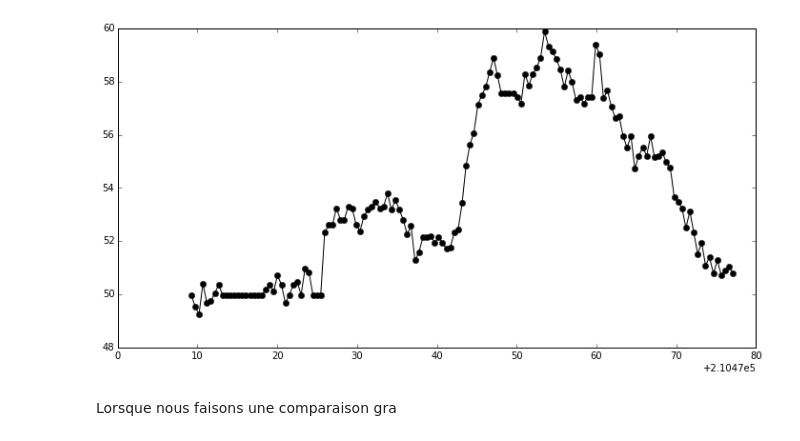
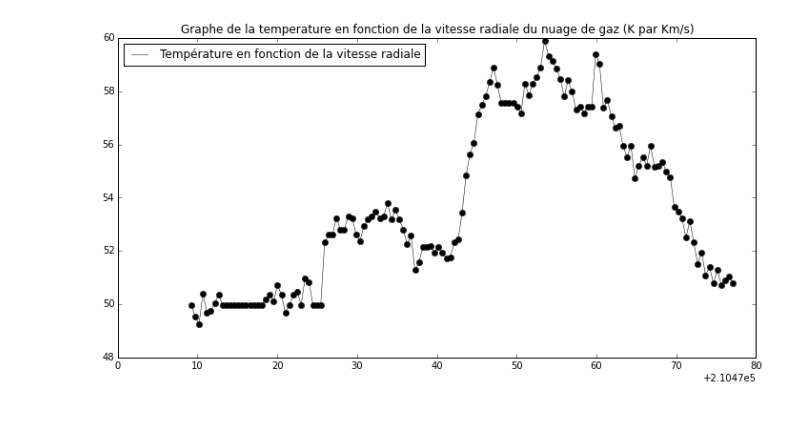
Before and after one commit to ARE-UPMC/are-gravite-2017-team-lama, a Jupyter notebook: Donnée Experimentale pour L=36.ipynb, the cells around one changed output. Saved outputs shown, nothing was run; the diff lists cells and outputs as text; code cells hidden in the pictures.

```diff
--- a/Donnée Experimentale pour L=36.ipynb
+++ b/Donnée Experimentale pour L=36.ipynb
@@ -282,22 +282,22 @@ temper=[50.7804009763,
 # %%
 %matplotlib inline
 from pylab import *
 c=3*10**5 #Vitesse de la lumière
 Femise=(1/0.21)*(10**(3)) #Frequence Raie 21 cm en MHz
 
 def frequ_en_vitesse(L):
     LB=[]
     for i in L:
         LB.append((c*(Femise-i))/Femise) #Grace a la formule de l'effet Doppler on transforme chaque frequence en
-    return LB                            #vitesse radiale.
-
+    return LB                            #vitesse radiale.On l'utilise car elle nous permet de transformer la frequence
+                                         #recue en vitesse radiale.
 V=frequ_en_vitesse(T)
 
 figure(figsize=(12,6), dpi=60)
 plot(V,temper,'ko')
-plot(V,temper,'k-')
+plot(V,temper,'k-',linewidth=0.5, label="Température en fonction de la vitesse radiale",)
+plt.title("Graphe de la temperature en fonction de la vitesse radiale du nuage de gaz (K par Km/s)")
+plt.legend(loc="upper left")
 show()
 # %% [output]
-[figure, old version]
+[figure, new version]
-# %% [markdown]
-Lorsque nous faisons une comparaison gra
```
Also changed, not shown: 1 other file.
